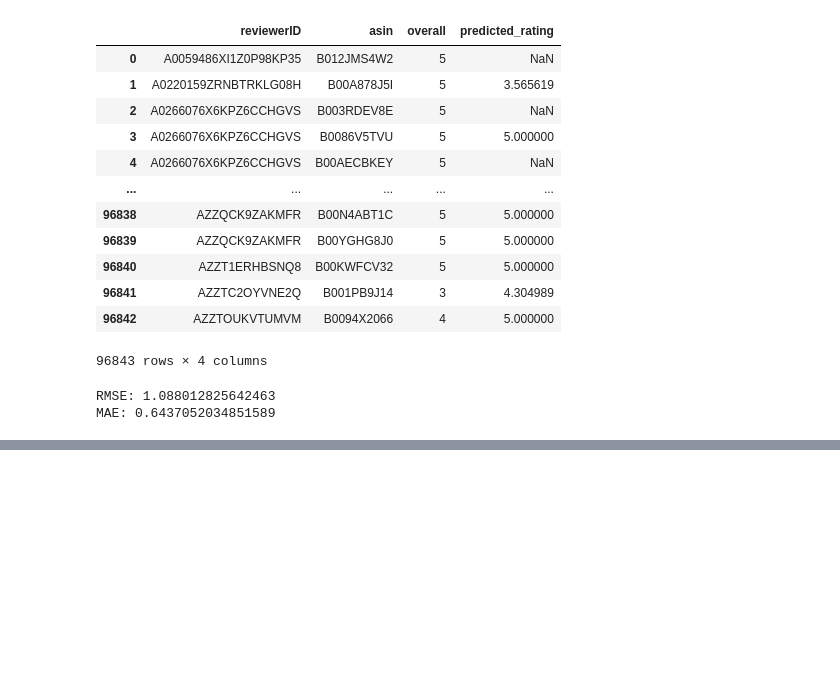
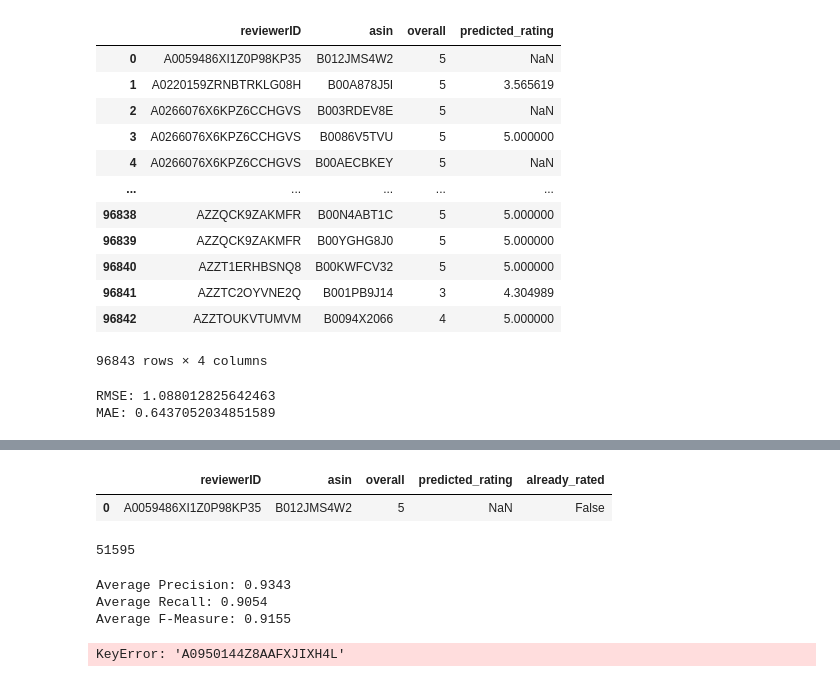
Before and after one commit to VedaY28/DataScienceFinal, a Jupyter notebook: FinalProject.ipynb, the cells around one changed output, grey strips where cells are left out. Cells and saved outputs as stored; diff of their text form; code cells hidden in the pictures; blank space fills up the shorter version.

Commit message:
progress on item recommendation/eval measures

```diff
--- a/FinalProject.ipynb
+++ b/FinalProject.ipynb
@@ -178,0 +190,20 @@ MAE: 0.6437052034851589
+# %%
+# creates recommendation list for users (in-progress)
+# rec_list is missing about 4000 users (lost when potential_recs is created)
+# other issue: rec_list does not provide 10 recommendations for every user (looks like it just takes top 10 predicted ratings from test_df)
+    # some users have < 10 products in test_df
+
+user_rated_items = train_df.groupby('reviewerID')['asin'].apply(set).to_dict()
+
+test_df['already_rated'] = test_df.apply(lambda row: row['asin'] in user_rated_items.get(row['reviewerID'], set()), axis=1)
+
+potential_recs = test_df[~test_df['already_rated']]
+
+def top_ten(group):
+    return group.sort_values(by='predicted_rating', ascending=False).head(10)['asin'].tolist()
+
+rec_list = (
+    potential_recs.groupby('reviewerID')
+    .apply(top_ten)
+    .to_dict()
+)
@@ -178,0 +234,9 @@ MAE: 0.6437052034851589
+# %%
+test_df[test_df['reviewerID'] == 'A0059486XI1Z0P98KP35']
+# %% [output]
+|  | reviewerID | asin | overall | predicted_rating | already_rated |
+| 0 | A0059486XI1Z0P98KP35 | B012JMS4W2 | 5 | NaN | False |
+# %%
+potential_recs['reviewerID'].nunique()
+# %% [output]
+51595
@@ -178,0 +261,27 @@ MAE: 0.6437052034851589
+# %%
+# calculating precision, recall, and f-measure for data
+# runs in about 21 mins
+
+precision_scores = []
+recall_scores = []
+f_measure_scores = []
+
+for user in test_df['reviewerID'].unique():
+    precision, recall = calculate_precision_recall(user, rec_list, test_df)
+    f_measure = calculate_f_measure(precision, recall)
+
+    precision_scores.append(precision)
+    recall_scores.append(recall)
+    f_measure_scores.append(f_measure)
+
+avg_precision = np.mean(precision_scores)
+avg_recall = np.mean(recall_scores)
+avg_f_measure = np.mean(f_measure_scores)
+
+print(f"Average Precision: {avg_precision:.4f}")
+print(f"Average Recall: {avg_recall:.4f}")
+print(f"Average F-Measure: {avg_f_measure:.4f}")
+# %% [output]
+Average Precision: 0.9343
+Average Recall: 0.9054
+Average F-Measure: 0.9155
@@ -178,0 +306,14 @@ MAE: 0.6437052034851589
+# %%
+# calculating ndcg (runs into error)
+
+ndcg_scores = []
+
+for user in user_ids:
+    ndcg = calculate_ndcg(user, rec_list, test_df)
+    ndcg_scores.append(ndcg)
+
+avg_ndcg = np.mean(ndcg_scores)
+
+print(f"Average NDCG: {avg_ndcg}")
+# %% [output]
+KeyError: 'A0950144Z8AAFXJIXH4L'
```
Also changed, not shown: parts of 10 cells of this notebook.
